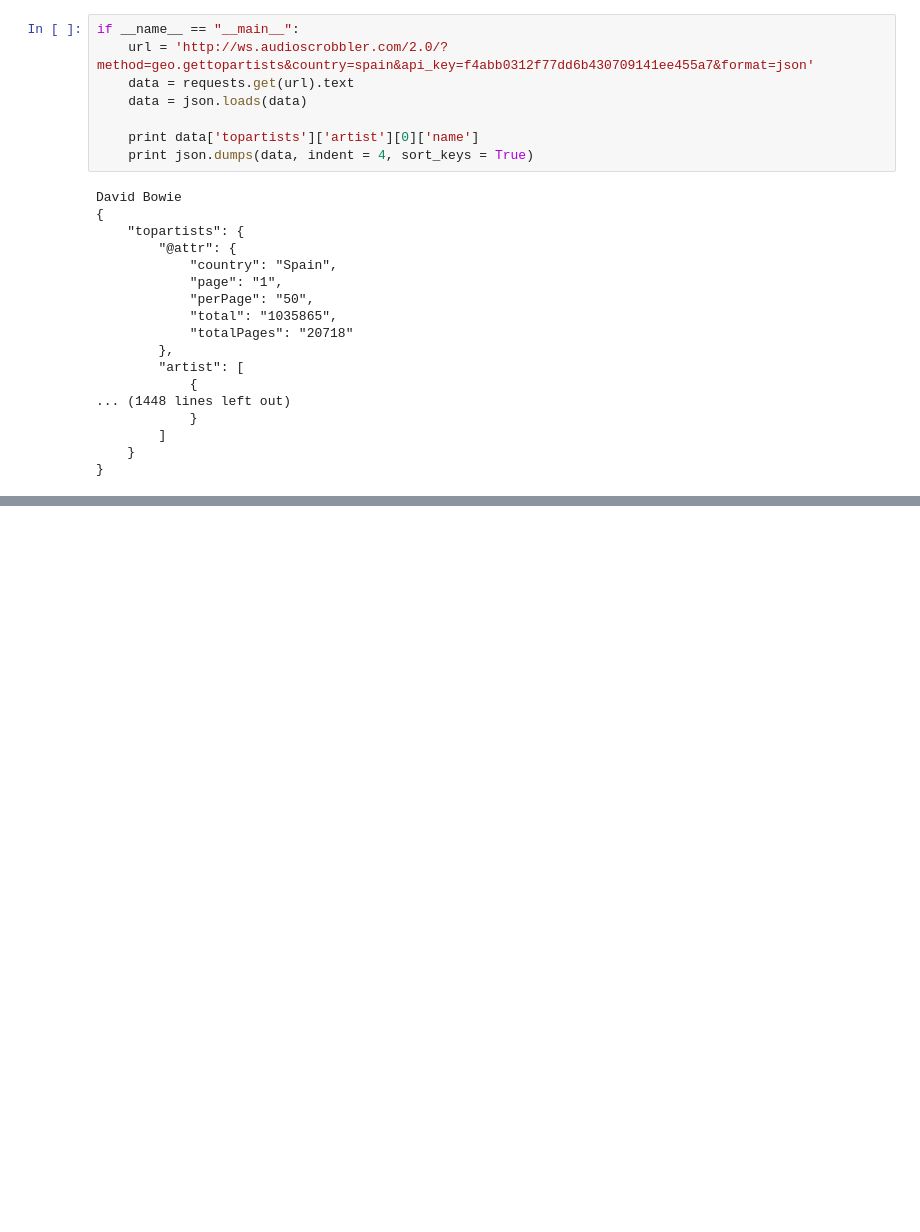
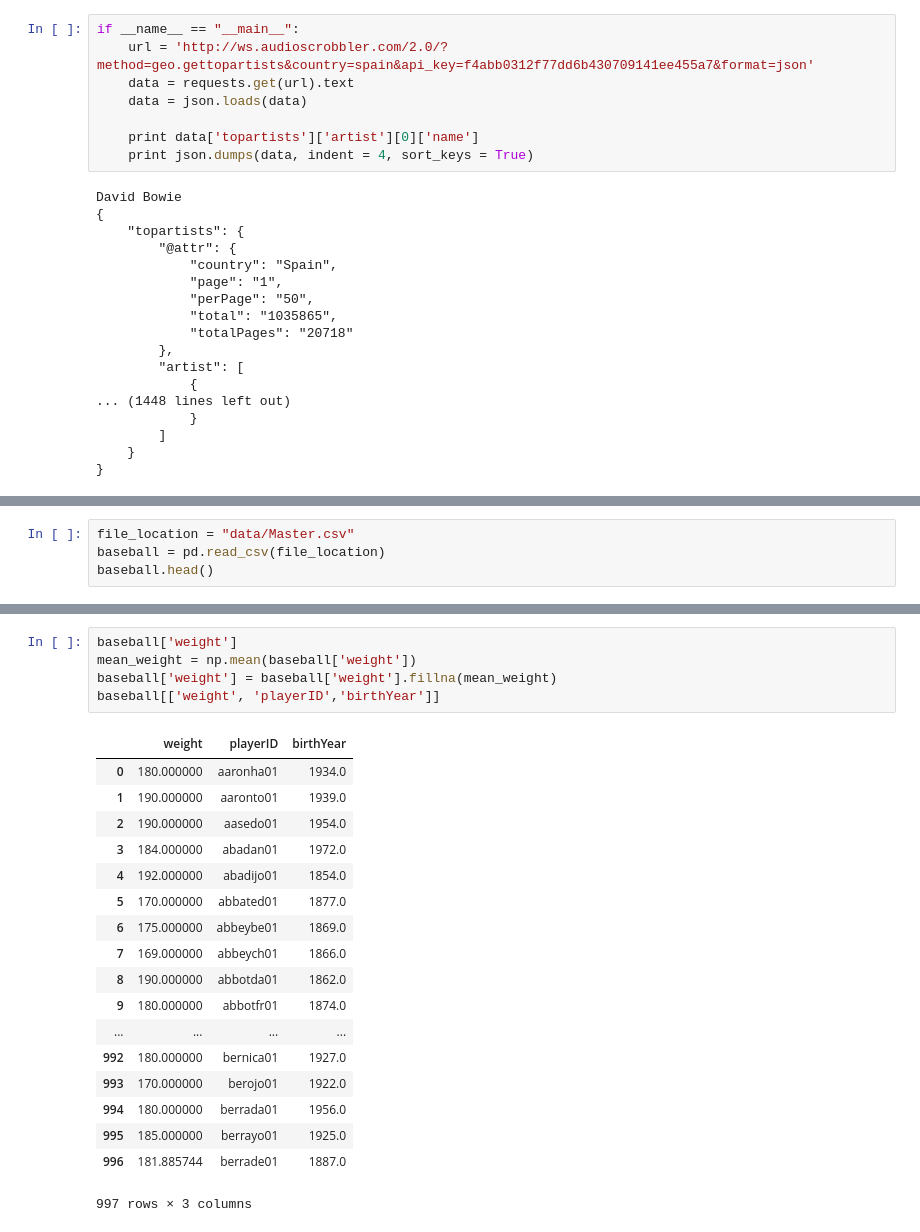
Before and after one commit to chr7stos/DS, a Jupyter notebook: loading_data_from_sources.ipynb, the cells around one changed output, grey strips where cells are left out. Saved outputs shown, nothing was run; the diff lists cells and outputs as text; blank space fills up the shorter version.

```diff
--- a/loading_data_from_sources.ipynb
+++ b/loading_data_from_sources.ipynb
@@ -135,0 +154,4 @@ David Bowie
+# %%
+file_location = "data/Master.csv"
+baseball = pd.read_csv(file_location)
+baseball.head()
@@ -135,0 +166,24 @@ David Bowie
+# %%
+baseball['weight']
+mean_weight = np.mean(baseball['weight'])
+baseball['weight'] = baseball['weight'].fillna(mean_weight)
+baseball[['weight', 'playerID','birthYear']]
+# %% [output]
+|  | weight | playerID | birthYear |
+| 0 | 180.000000 | aaronha01 | 1934.0 |
+| 1 | 190.000000 | aaronto01 | 1939.0 |
+| 2 | 190.000000 | aasedo01 | 1954.0 |
+| 3 | 184.000000 | abadan01 | 1972.0 |
+| 4 | 192.000000 | abadijo01 | 1854.0 |
+| 5 | 170.000000 | abbated01 | 1877.0 |
+| 6 | 175.000000 | abbeybe01 | 1869.0 |
+| 7 | 169.000000 | abbeych01 | 1866.0 |
+| 8 | 190.000000 | abbotda01 | 1862.0 |
+| 9 | 180.000000 | abbotfr01 | 1874.0 |
+| ... | ... | ... | ... |
+| 992 | 180.000000 | bernica01 | 1927.0 |
+| 993 | 170.000000 | berojo01 | 1922.0 |
+| 994 | 180.000000 | berrada01 | 1956.0 |
+| 995 | 185.000000 | berrayo01 | 1925.0 |
+| 996 | 181.885744 | berrade01 | 1887.0 |
+997 rows × 3 columns
```
Also changed, not shown: parts of 6 cells of this notebook.
